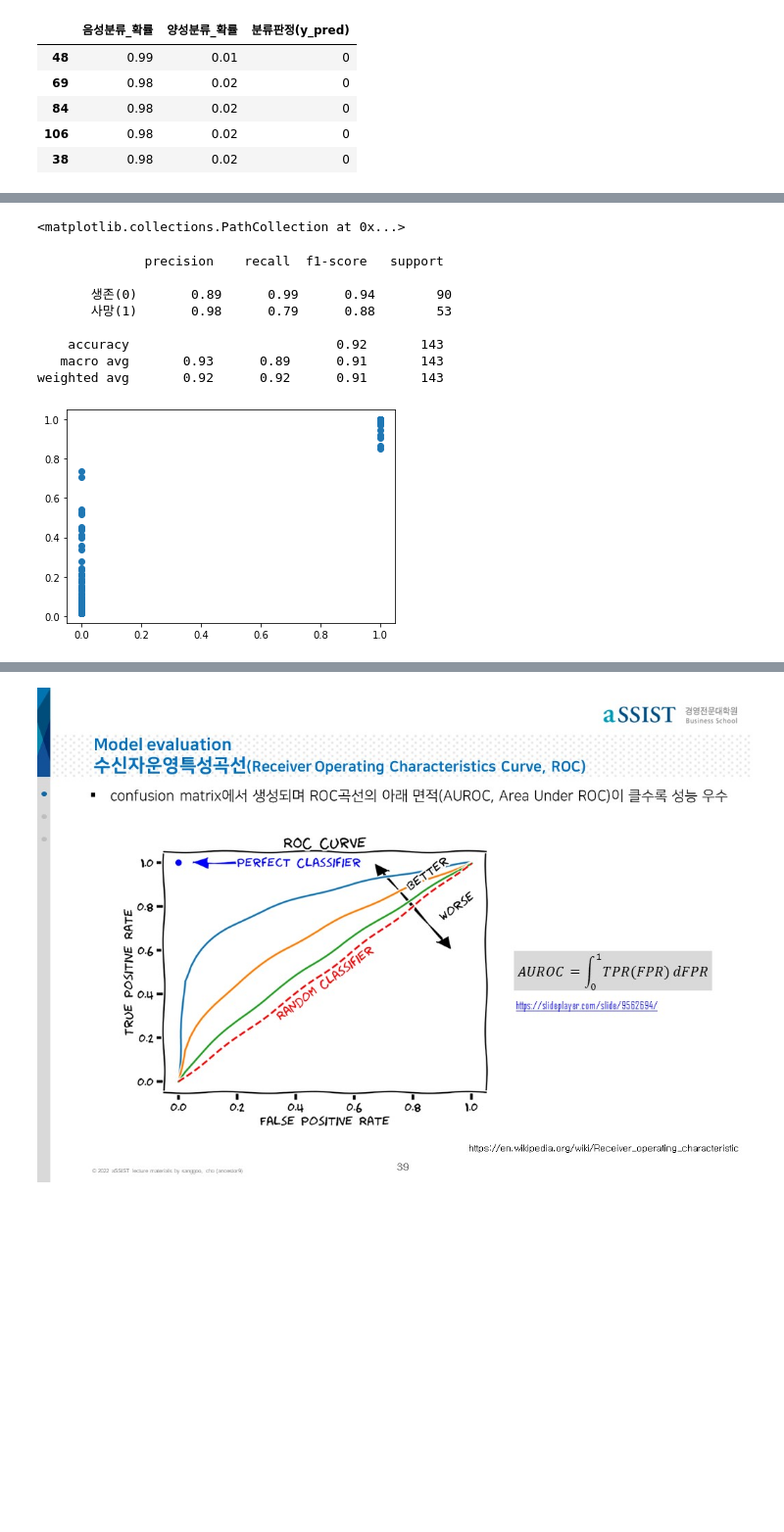
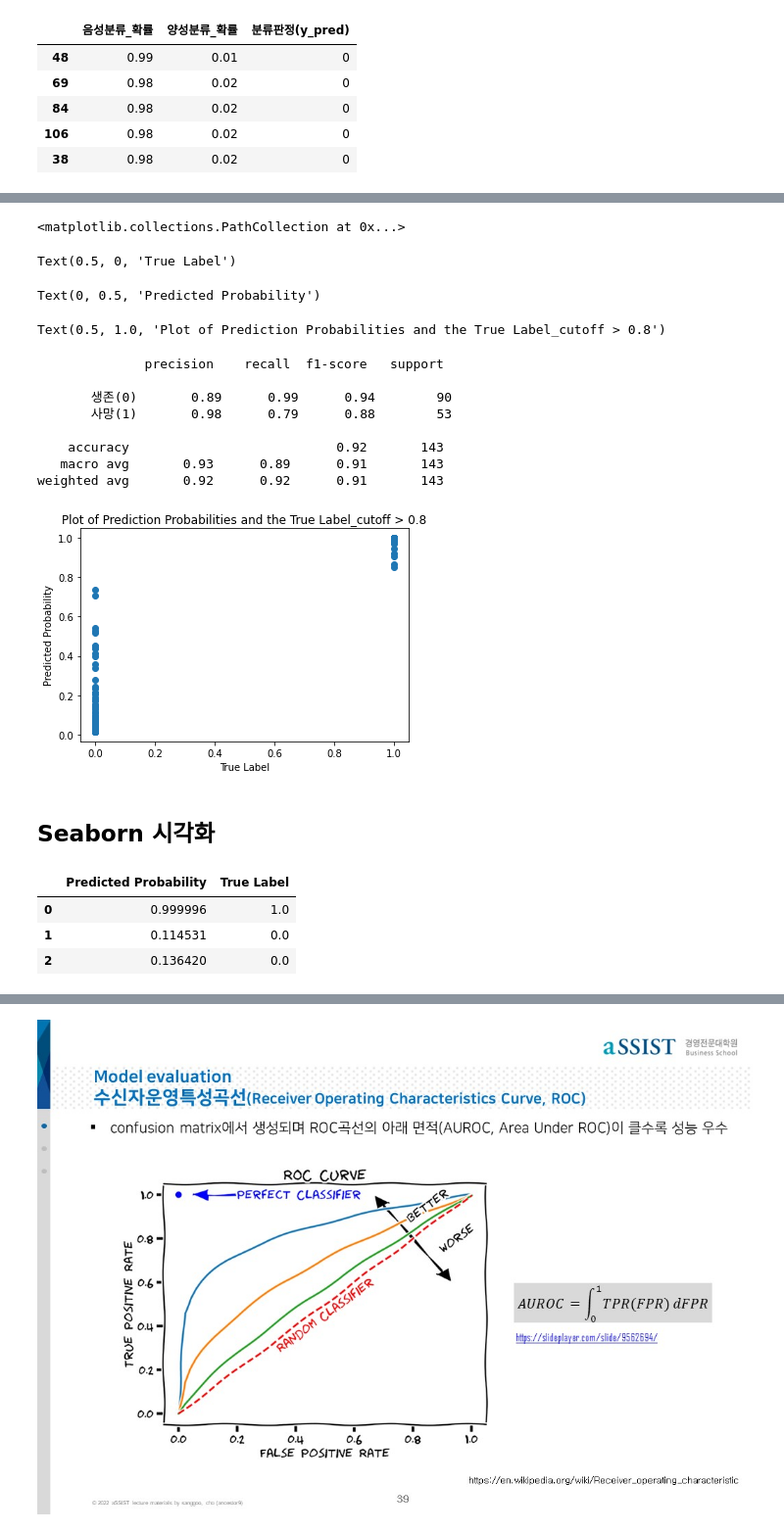
Before and after one commit to ancestor9/aSSIST, a Jupyter notebook: 03_model evaluation.ipynb, the cells around one changed output, grey strips where cells are left out. Shown at 98% size. Cells and saved outputs as stored; diff of their text form; code cells hidden in the pictures; blank space fills up the shorter version.

```diff
--- a/03_model evaluation.ipynb
+++ b/03_model evaluation.ipynb
@@ -334,16 +366,32 @@ weighted avg       0.90      0.89      0.89       143
 # %%
 y_pred_judge = y_proba[:, 1] > 0.8
 plt.scatter(y_pred_judge, y_proba[:, 1])
+plt.xlabel('True Label')
+plt.ylabel('Predicted Probability')
+plt.title('Plot of Prediction Probabilities and the True Label_cutoff > 0.8')
 print('\n')
 print(classification_report(y_test, y_pred_judge, target_names=target_names))
 # %% [output]
 <matplotlib.collections.PathCollection at 0x...>
-              precision    recall  f1-score   support
-
-       생존(0)       0.89      0.99      0.94        90
-       사망(1)       0.98      0.79      0.88        53
-
-    accuracy                           0.92       143
-   macro avg       0.93      0.89      0.91       143
-weighted avg       0.92      0.92      0.91       143
+Text(0.5, 0, 'True Label')
+Text(0, 0.5, 'Predicted Probability')
+Text(0.5, 1.0, 'Plot of Prediction Probabilities and the True Label_cutoff > 0.8')
+              precision    recall  f1-score   support
+
+       생존(0)       0.89      0.99      0.94        90
+       사망(1)       0.98      0.79      0.88        53
+
+    accuracy                           0.92       143
+   macro avg       0.93      0.89      0.91       143
+weighted avg       0.92      0.92      0.91       143
-[figure, old version]
+[figure, new version]
+# %% [markdown]
+## Seaborn 시각화
+# %%
+data = pd.DataFrame(np.c_[y_proba[:,1], y_test], columns=['Predicted Probability','True Label'])
+data.head(3)
+# %% [output]
+|  | Predicted Probability | True Label |
+| 0 | 0.999996 | 1.0 |
+| 1 | 0.114531 | 0.0 |
+| 2 | 0.136420 | 0.0 |
```
Also changed, not shown: parts of 15 cells of this notebook.
